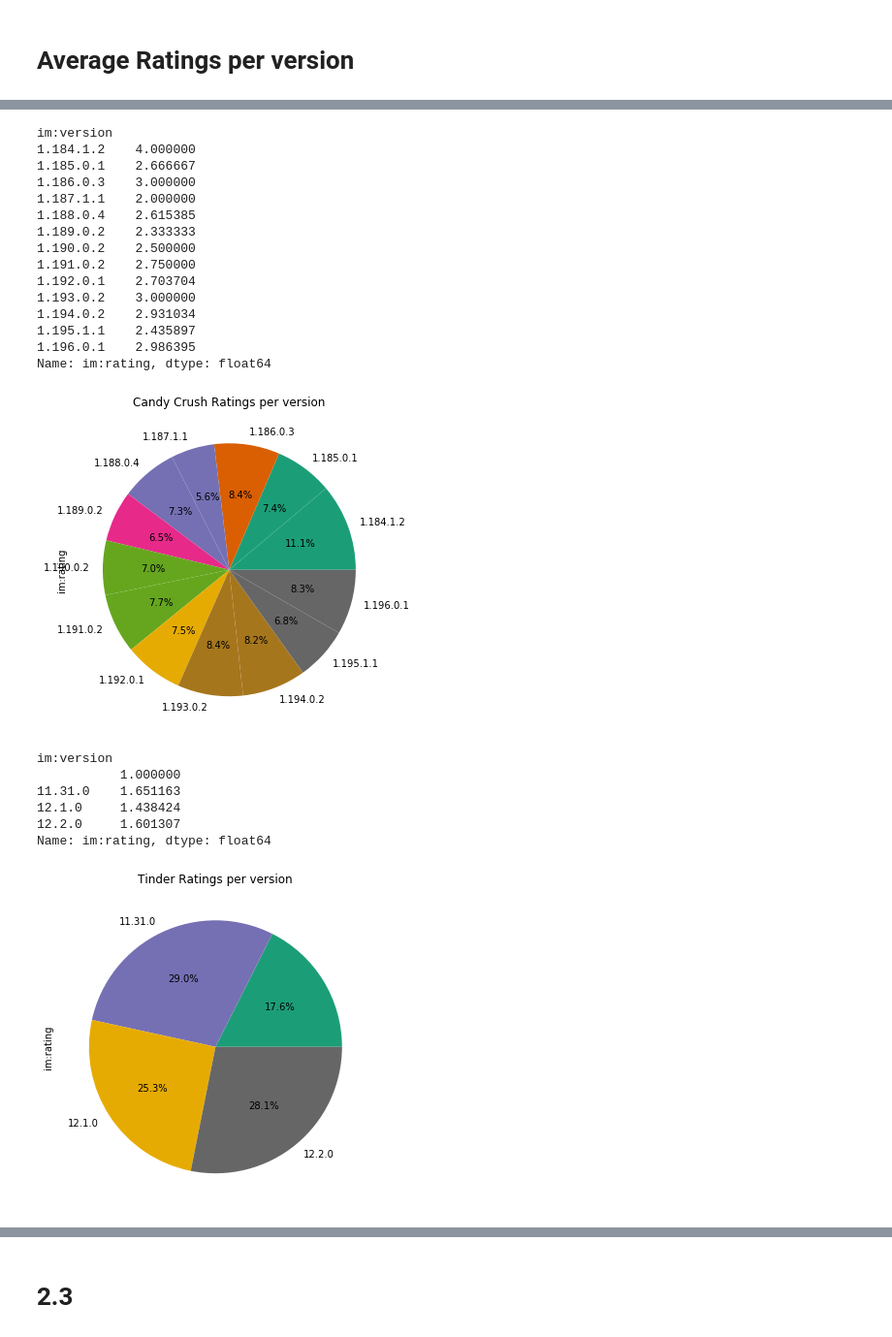
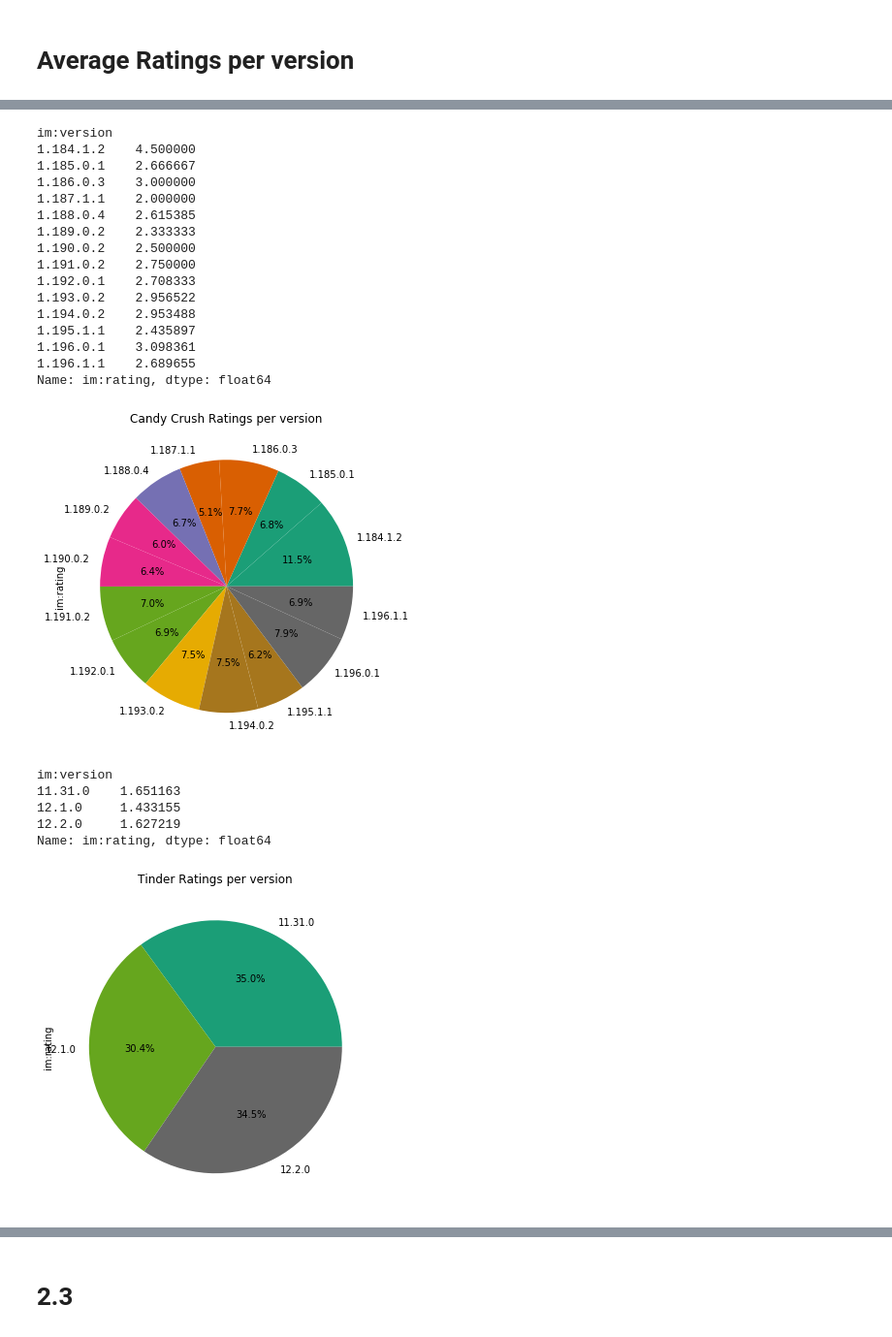
Before and after one commit to cb-ds-1/4-5-web-data, a Jupyter notebook: workshop.ipynb, the cells around one changed output, grey strips where cells are left out. Shown at 97% size. Saved outputs shown, nothing was run; the diff lists cells and outputs as text; code cells hidden in the pictures.

```diff
--- a/workshop.ipynb
+++ b/workshop.ipynb
@@ -203,18 +159,0 @@ cc
-# %%
-def tinder(id):
-  df_total = pd.DataFrame(columns = ['im:version','im:rating', 'title', 'content'])
-  for lang in en_countries:
-    for page in page_list:
-      data = requests.get(f"https://itunes.apple.com/{lang}/rss/customerreviews/id={id}/page={page}/sortby=mostrecent/json")
-      d = json.loads(data.content)
-      df = pd.DataFrame(d['feed']['entry'])
-      df['title'] = df['title'].apply(lambda x: x['label'])
-      df['im:version'] = df['im:version'].apply(lambda x: x['label'])
-      df['im:rating'] = df['im:rating'].apply(lambda x: x['label'])
-      df['content'] = df['content'].apply(lambda x: x['label'])
-      df = df.drop(['author', 'id', 'link', 'im:voteSum', 'im:contentType', 'im:voteCount'], axis = 1)
-      df_total = pd.concat([df_total, df], axis = 0)
-  return df_total
-tin = tinder(547702041)
-tin = tin.reset_index()
-tin
@@ -270,0 +160,3 @@ twit
+# %%
+#Empty values
+tinder['im:version'].replace('', np.nan, inplace=True)
@@ -271,8 +179,8 @@ twit
 # %%
-fb['im:rating'] = fb['im:rating'].astype(float)
-cc['im:rating'] = cc['im:rating'].astype(float)
-tin['im:rating'] = tin['im:rating'].astype(float)
-twit['im:rating'] = twit['im:rating'].astype(float)
+facebook['im:rating'] = facebook['im:rating'].astype(float)
+candyc['im:rating'] = candyc['im:rating'].astype(float)
+tinder['im:rating'] = tinder['im:rating'].astype(float)
+twitter['im:rating'] = twitter['im:rating'].astype(float)
 # %% [markdown]
 # Average Ratings per version
 # %%
@@ -292,6 +200,6 @@ Name: im:rating, dtype: float64
 # %%
 #Candy Crush
-grouped = cc.groupby('im:version')
+grouped = candyc.groupby('im:version')
 candy_ratings = grouped['im:rating'].agg(np.mean)
 
 candy_ratings.plot(kind='pie', x='im:version', y='im:rating', title = 'Candy Crush Ratings per version',
@@ -299,7 +207,7 @@ cmap='Dark2', autopct="%.1f%%", figsize = (10,6), legend=False)
 print(candy_ratings)
 # %% [output]
 im:version
-1.184.1.2    4.000000
+1.184.1.2    4.500000
 1.185.0.1    2.666667
 1.186.0.3    3.000000
 1.187.1.1    2.000000
@@ -307,31 +215,31 @@ im:version
 1.189.0.2    2.333333
 1.190.0.2    2.500000
 1.191.0.2    2.750000
-1.192.0.1    2.703704
-1.193.0.2    3.000000
-1.194.0.2    2.931034
+1.192.0.1    2.708333
+1.193.0.2    2.956522
+1.194.0.2    2.953488
 1.195.1.1    2.435897
-1.196.0.1    2.986395
+1.196.0.1    3.098361
+1.196.1.1    2.689655
 Name: im:rating, dtype: float64
-[figure, old version]
+[figure, new version]
 # %%
 # Tinder
-grouped = tin.groupby('im:version')
+grouped = tinder.groupby('im:version')
 tinder_ratings = grouped['im:rating'].agg(np.mean)
 
 tinder_ratings.plot(kind='pie', x='im:version', y='im:rating', title = 'Tinder Ratings per version',
 cmap='Dark2', autopct="%.1f%%", figsize = (10,6), legend=False)
 print(tinder_ratings)
 
 #There happens to be an unnamed version in the data
 #doesnt change much
 # %% [output]
 im:version
-           1.000000
 11.31.0    1.651163
-12.1.0     1.438424
-12.2.0     1.601307
+12.1.0     1.433155
+12.2.0     1.627219
 Name: im:rating, dtype: float64
-[figure, old version]
+[figure, new version]
 # %%
 # Twitter
```
Also changed, not shown: parts of 23 cells of this notebook.
